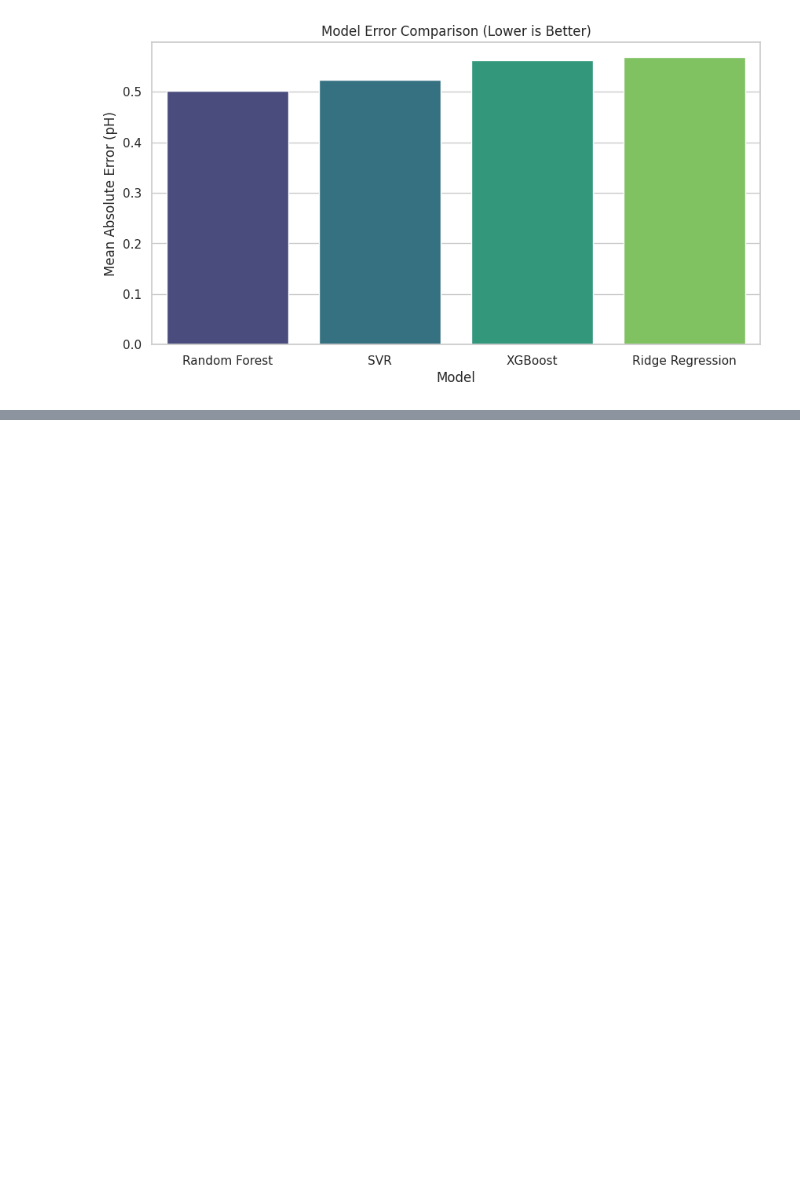
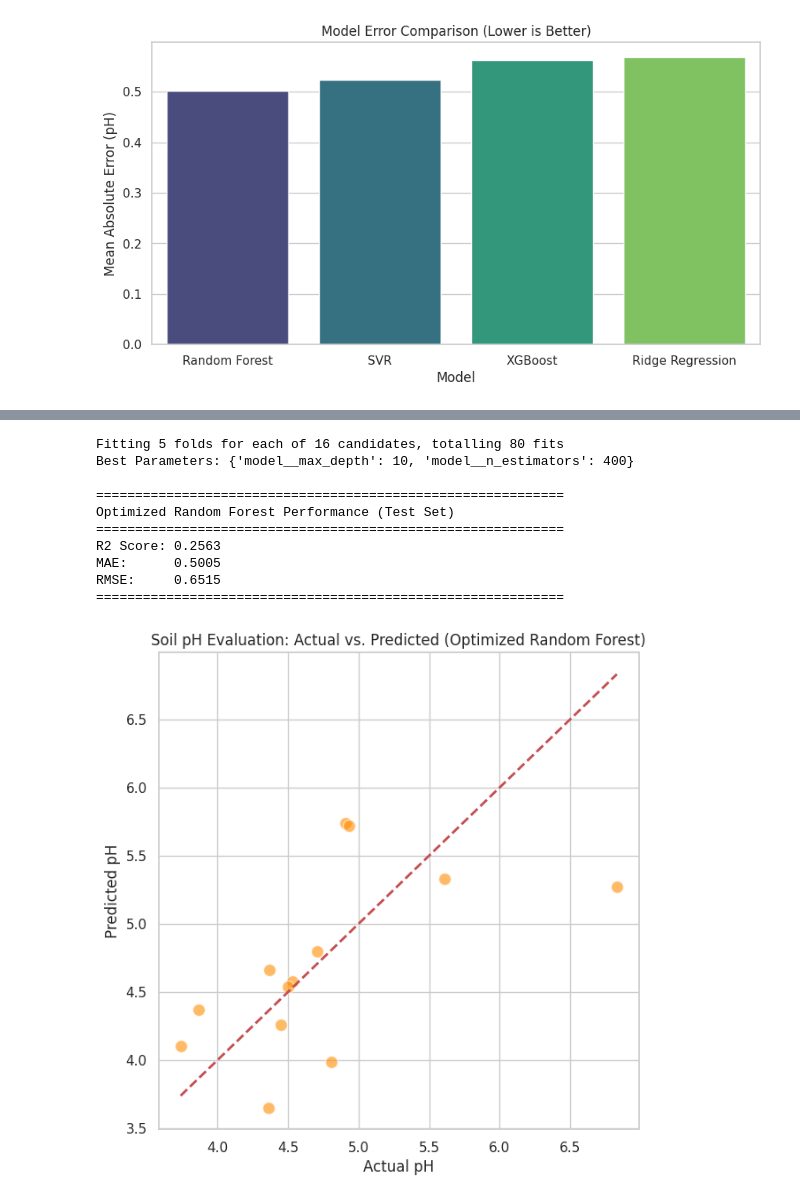
Before and after one commit to Akshatha7710/smart-tea-estate-management-system, a Jupyter notebook: Soil_Quality_Analysis_and_Predictive_Model.ipynb, the cells around one changed output, grey strips where cells are left out. Saved outputs shown, nothing was run; the diff lists cells and outputs as text; code cells hidden in the pictures; blank space fills up the shorter version.

```diff
--- a/Soil_Quality_Analysis_and_Predictive_Model.ipynb
+++ b/Soil_Quality_Analysis_and_Predictive_Model.ipynb
@@ -186,0 +243,58 @@ drive.mount('/content/drive')
+# %%
+from sklearn.model_selection import GridSearchCV
+
+# Define the pipeline for Random Forest, similar to the best_rf pipeline
+rf_pipeline = Pipeline([
+    ("prep", preprocessor),
+    ("model", RandomForestRegressor(random_state=42))
+])
+
+# Define the parameter grid to search
+param_grid = {
+    'model__n_estimators': [100, 200, 300, 400],
+    'model__max_depth': [5, 8, 10, 15],
+}
+
+# Perform GridSearchCV
+grid_search = GridSearchCV(estimator=rf_pipeline, param_grid=param_grid,
+                           cv=5, n_jobs=-1, verbose=1, scoring='r2')
+grid_search.fit(X_train, y_train)
+
+# Get the best model and its parameters
+best_tuned_rf = grid_search.best_estimator_
+print(f"Best Parameters: {grid_search.best_params_}")
+
+# Evaluate the best model on the test set
+tuned_rf_preds = best_tuned_rf.predict(X_test)
+tuned_rf_r2 = r2_score(y_test, tuned_rf_preds)
+tuned_rf_mae = mean_absolute_error(y_test, tuned_rf_preds)
+tuned_rf_rmse = np.sqrt(mean_squared_error(y_test, tuned_rf_preds))
+
+print("\n" + "="*60)
+print("Optimized Random Forest Performance (Test Set)")
+print("="*60)
+print(f"R2 Score: {tuned_rf_r2:.4f}")
+print(f"MAE:      {tuned_rf_mae:.4f}")
+print(f"RMSE:     {tuned_rf_rmse:.4f}")
+print("="*60 + "\n")
+
+# Visualization for Tuned RF: Actual vs Predicted Scatter
+plt.figure(figsize=(7, 7))
+plt.scatter(y_test, tuned_rf_preds, alpha=0.6, color='darkorange', edgecolors='w', s=100)
+plt.plot([y_test.min(), y_test.max()], [y_test.min(), y_test.max()], 'r--', lw=2)
+plt.title("Soil pH Evaluation: Actual vs. Predicted (Optimized Random Forest)")
+plt.xlabel("Actual pH")
+plt.ylabel("Predicted pH")
+plt.show()
+# %% [output]
+Fitting 5 folds for each of 16 candidates, totalling 80 fits
+Best Parameters: {'model__max_depth': 10, 'model__n_estimators': 400}
+
+============================================================
+Optimized Random Forest Performance (Test Set)
+============================================================
+R2 Score: 0.2563
+MAE:      0.5005
+RMSE:     0.6515
+============================================================
+[figure, added]
```
Also changed, not shown: parts of 13 cells of this notebook.
